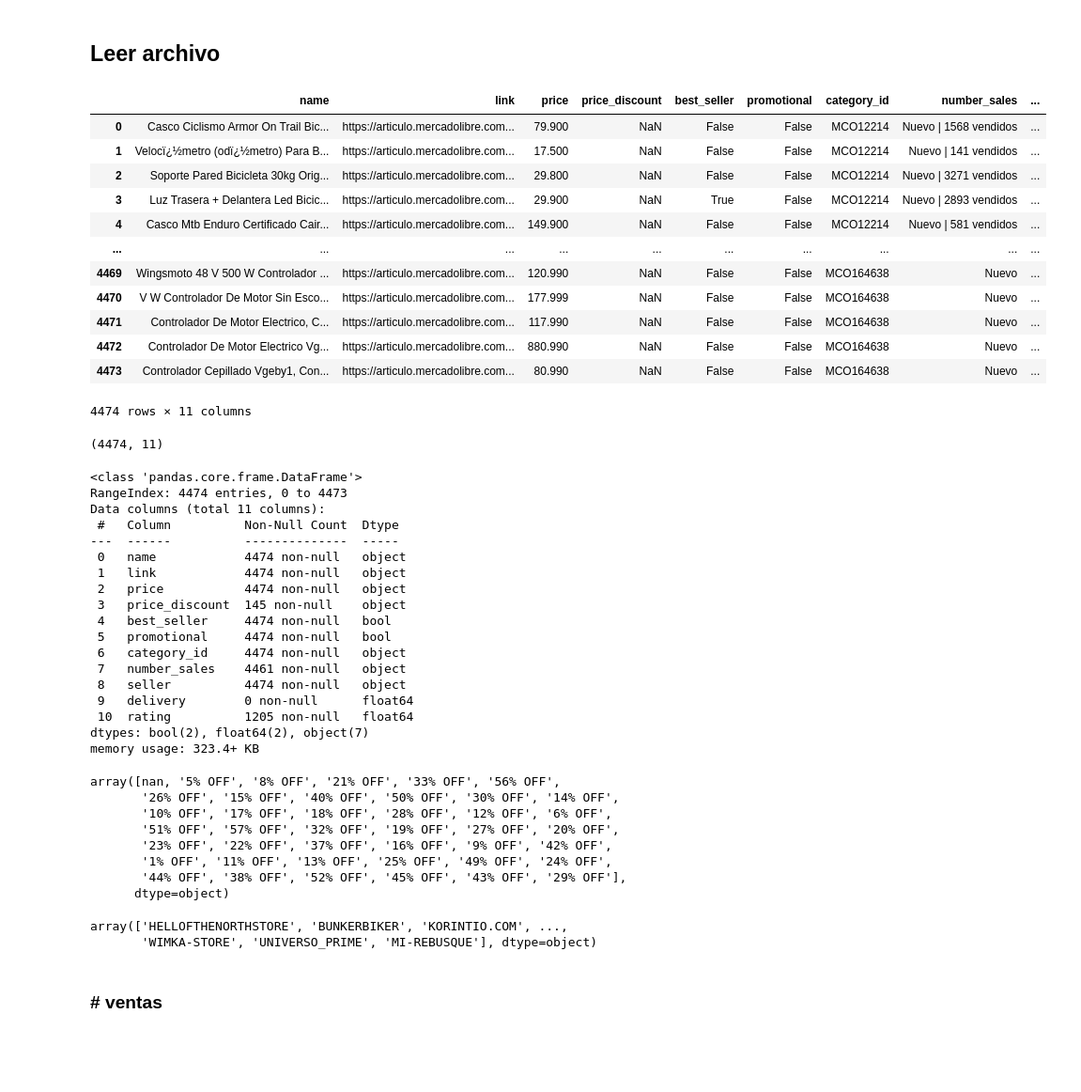
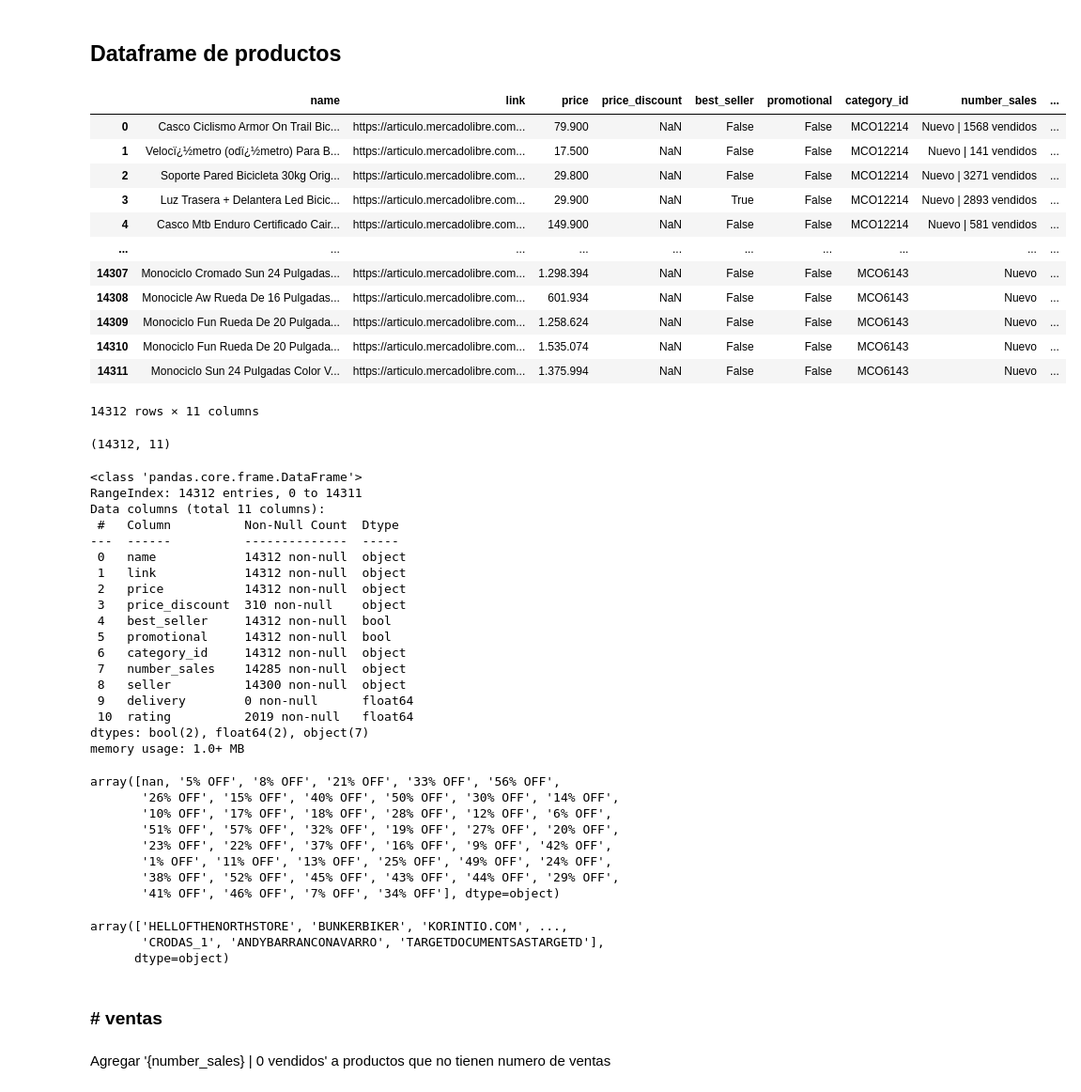
Before and after one commit to 91-julian-sanchez/big-commerce, a Jupyter notebook: _datascience/Best seller.ipynb, the cells around one changed output. Shown: that part at 94% size. Saved outputs shown, nothing was run; the diff lists cells and outputs as text; code cells hidden in the pictures; blank space fills up the shorter version.

```diff
--- a/_datascience/Best seller.ipynb
+++ b/_datascience/Best seller.ipynb
@@ -1,2 +0,0 @@
-# %% [markdown]
-## Leer archivo
@@ -3,19 +8,20 @@
+# %% [markdown]
+## Dataframe de productos
 # %%
-import pandas as pd
-df = pd.read_csv('../.output/210402002534-mercadolibre_co_products.csv', encoding = "ISO-8859-1")
+df = pd.read_csv(f'../.output/{PID}-{MARKTPLACE}_{COUNTRY}_products.csv', encoding = "ISO-8859-1")
 df.drop('price_simbol', inplace=True, axis=1)
 df
 # %% [output]
 |  | name | link | price | price_discount | best_seller | promotional | category_id | number_sales | ... |
 | 0 | Casco Ciclismo Armor On Trail Bic... | https://articulo.mercadolibre.com... | 79.900 | NaN | False | False | MCO12214 | Nuevo | 1568 vendidos | ... |
 | 1 | Velocï¿½metro (odï¿½metro) Para B... | https://articulo.mercadolibre.com... | 17.500 | NaN | False | False | MCO12214 | Nuevo | 141 vendidos | ... |
 | 2 | Soporte Pared Bicicleta 30kg Orig... | https://articulo.mercadolibre.com... | 29.800 | NaN | False | False | MCO12214 | Nuevo | 3271 vendidos | ... |
 | 3 | Luz Trasera + Delantera Led Bicic... | https://articulo.mercadolibre.com... | 29.900 | NaN | True | False | MCO12214 | Nuevo | 2893 vendidos | ... |
 | 4 | Casco Mtb Enduro Certificado Cair... | https://articulo.mercadolibre.com... | 149.900 | NaN | False | False | MCO12214 | Nuevo | 581 vendidos | ... |
 | ... | ... | ... | ... | ... | ... | ... | ... | ... | ... |
-| 4469 | Wingsmoto 48 V 500 W Controlador ... | https://articulo.mercadolibre.com... | 120.990 | NaN | False | False | MCO164638 | Nuevo | ... |
-| 4470 | V W Controlador De Motor Sin Esco... | https://articulo.mercadolibre.com... | 177.999 | NaN | False | False | MCO164638 | Nuevo | ... |
-| 4471 | Controlador De Motor Electrico, C... | https://articulo.mercadolibre.com... | 117.990 | NaN | False | False | MCO164638 | Nuevo | ... |
-| 4472 | Controlador De Motor Electrico Vg... | https://articulo.mercadolibre.com... | 880.990 | NaN | False | False | MCO164638 | Nuevo | ... |
-| 4473 | Controlador Cepillado Vgeby1, Con... | https://articulo.mercadolibre.com... | 80.990 | NaN | False | False | MCO164638 | Nuevo | ... |
+| 14307 | Monociclo Cromado Sun 24 Pulgadas... | https://articulo.mercadolibre.com... | 1.298.394 | NaN | False | False | MCO6143 | Nuevo | ... |
+| 14308 | Monocicle Aw Rueda De 16 Pulgadas... | https://articulo.mercadolibre.com... | 601.934 | NaN | False | False | MCO6143 | Nuevo | ... |
+| 14309 | Monociclo Fun Rueda De 20 Pulgada... | https://articulo.mercadolibre.com... | 1.258.624 | NaN | False | False | MCO6143 | Nuevo | ... |
+| 14310 | Monociclo Fun Rueda De 20 Pulgada... | https://articulo.mercadolibre.com... | 1.535.074 | NaN | False | False | MCO6143 | Nuevo | ... |
+| 14311 | Monociclo Sun 24 Pulgadas Color V... | https://articulo.mercadolibre.com... | 1.375.994 | NaN | False | False | MCO6143 | Nuevo | ... |
-4474 rows × 11 columns
+14312 rows × 11 columns
@@ -22,30 +30,30 @@ df
 # %%
-df.shape
+products_df.shape
 # %% [output]
-(4474, 11)
+(14312, 11)
 # %%
-df.info()
+products_df.info()
 # %% [output]
 <class 'pandas.core.frame.DataFrame'>
-RangeIndex: 4474 entries, 0 to 4473
+RangeIndex: 14312 entries, 0 to 14311
 Data columns (total 11 columns):
  #   Column          Non-Null Count  Dtype
 ---  ------          --------------  -----
- 0   name            4474 non-null   object
- 1   link            4474 non-null   object
- 2   price           4474 non-null   object
- 3   price_discount  145 non-null    object
- 4   best_seller     4474 non-null   bool
- 5   promotional     4474 non-null   bool
- 6   category_id     4474 non-null   object
- 7   number_sales    4461 non-null   object
- 8   seller          4474 non-null   object
+ 0   name            14312 non-null  object
+ 1   link            14312 non-null  object
+ 2   price           14312 non-null  object
+ 3   price_discount  310 non-null    object
+ 4   best_seller     14312 non-null  bool
+ 5   promotional     14312 non-null  bool
+ 6   category_id     14312 non-null  object
+ 7   number_sales    14285 non-null  object
+ 8   seller          14300 non-null  object
  9   delivery        0 non-null      float64
- 10  rating          1205 non-null   float64
+ 10  rating          2019 non-null   float64
 dtypes: bool(2), float64(2), object(7)
-memory usage: 323.4+ KB
+memory usage: 1.0+ MB
 # %%
-df['price_discount'].unique()
+products_df['price_discount'].unique()
 # %% [output]
 array([nan, '5% OFF', '8% OFF', '21% OFF', '33% OFF', '56% OFF',
        '26% OFF', '15% OFF', '40% OFF', '50% OFF', '30% OFF', '14% OFF',
@@ -53,14 +61,17 @@ array([nan, '5% OFF', '8% OFF', '21% OFF', '33% OFF', '56% OFF',
        '51% OFF', '57% OFF', '32% OFF', '19% OFF', '27% OFF', '20% OFF',
        '23% OFF', '22% OFF', '37% OFF', '16% OFF', '9% OFF', '42% OFF',
        '1% OFF', '11% OFF', '13% OFF', '25% OFF', '49% OFF', '24% OFF',
-       '44% OFF', '38% OFF', '52% OFF', '45% OFF', '43% OFF', '29% OFF'],
-      dtype=object)
+       '38% OFF', '52% OFF', '45% OFF', '43% OFF', '44% OFF', '29% OFF',
+       '41% OFF', '46% OFF', '7% OFF', '34% OFF'], dtype=object)
 # %%
-df['seller'].unique()
+products_df['seller'].unique()
 # %% [output]
 array(['HELLOFTHENORTHSTORE', 'BUNKERBIKER', 'KORINTIO.COM', ...,
-       'WIMKA-STORE', 'UNIVERSO_PRIME', 'MI-REBUSQUE'], dtype=object)
+       'CRODAS_1', 'ANDYBARRANCONAVARRO', 'TARGETDOCUMENTSASTARGETD'],
+      dtype=object)
 # %% [markdown]
 ### # ventas
+# %% [markdown]
+Agregar '{number_sales} | 0 vendidos' a productos que no tienen numero de ventas
 # %%
 #df[df['number_sales'].str.contains(' | ')==False]
```
Also changed, not shown: parts of 21 cells of this notebook, 4 other files.
